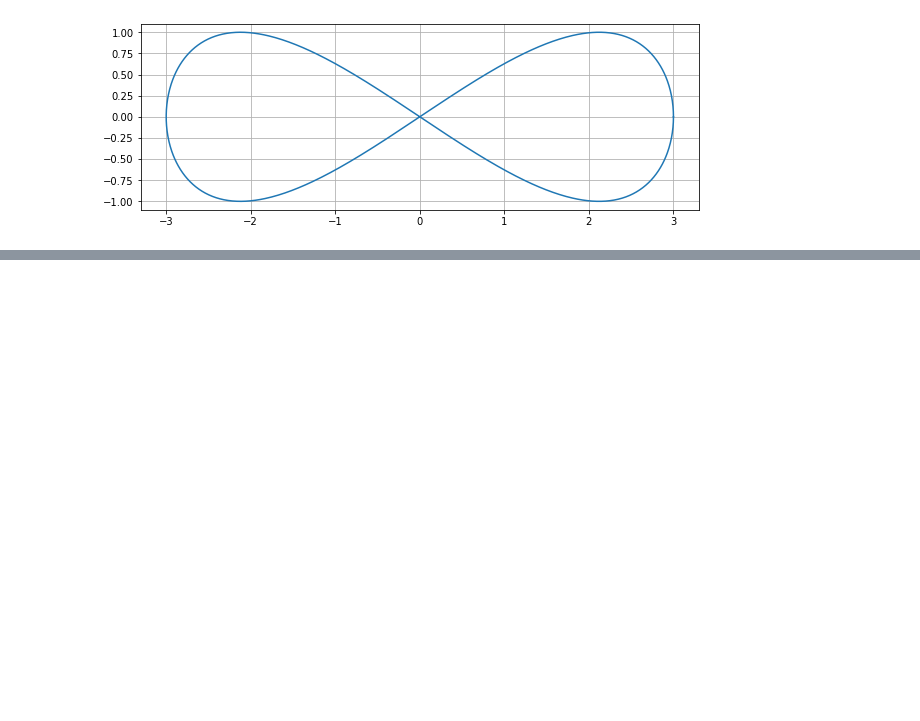
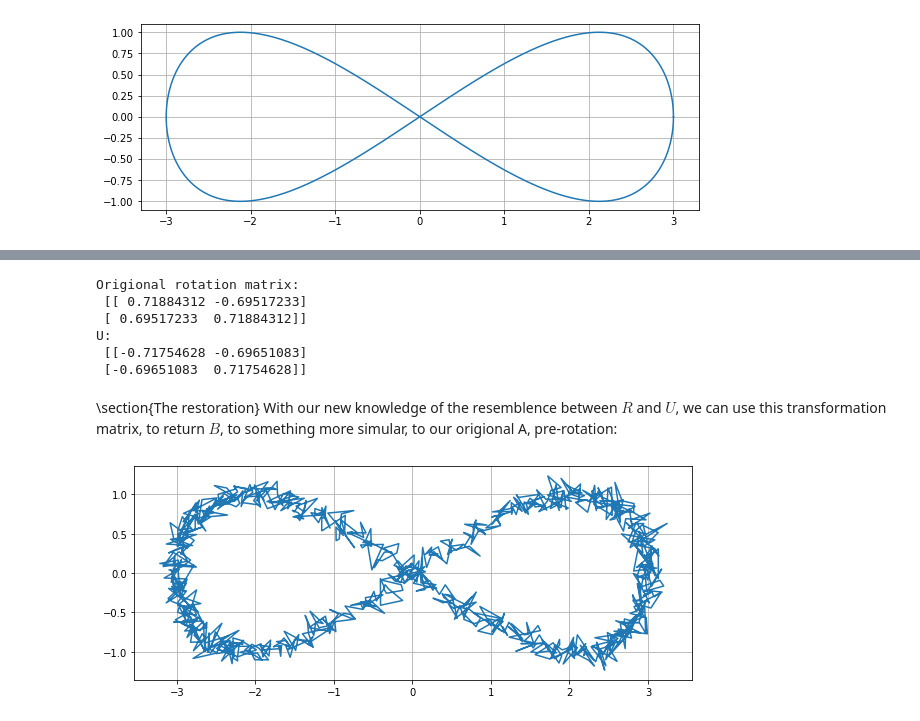
Before and after one commit to Amstrups/NLA-Folder, a Jupyter notebook: NLA-Handins/Handin5.ipynb, the cells around one changed output, grey strips where cells are left out. Cells and saved outputs as stored; diff of their text form; code cells hidden in the pictures; blank space fills up the shorter version.

```diff
--- a/NLA-Handins/Handin5.ipynb
+++ b/NLA-Handins/Handin5.ipynb
@@ -117,0 +120,6 @@ print(s)
+# %%
+# Calculating the slim SVD
+u, s, vt = np.linalg.svd(B,full_matrices=False)
+
+print("U:",u)
+print("S: ", s)
@@ -117,0 +138,20 @@ print(s)
+# %%
+print("Origional rotation matrix: \n", rot)
+print("U:\n", u)
+# %% [output]
+Origional rotation matrix:
+ [[ 0.71884312 -0.69517233]
+ [ 0.69517233  0.71884312]]
+U:
+ [[-0.71754628 -0.69651083]
+ [-0.69651083  0.71754628]]
+# %% [markdown]
+\section{The restoration}
+With our new knowledge of the resemblence between $R$ and $U$, we can use this transformation matrix, to return $B$, to something more simular, to our origional A, pre-rotation:
+# %%
+B_rotBack = u.T @ B
+
+# Plotting the matrix
+plotM(B_rotBack)
+# %% [output]
+[figure, added]
```
Also changed, not shown: parts of 20 cells of this notebook, 13 other files.
